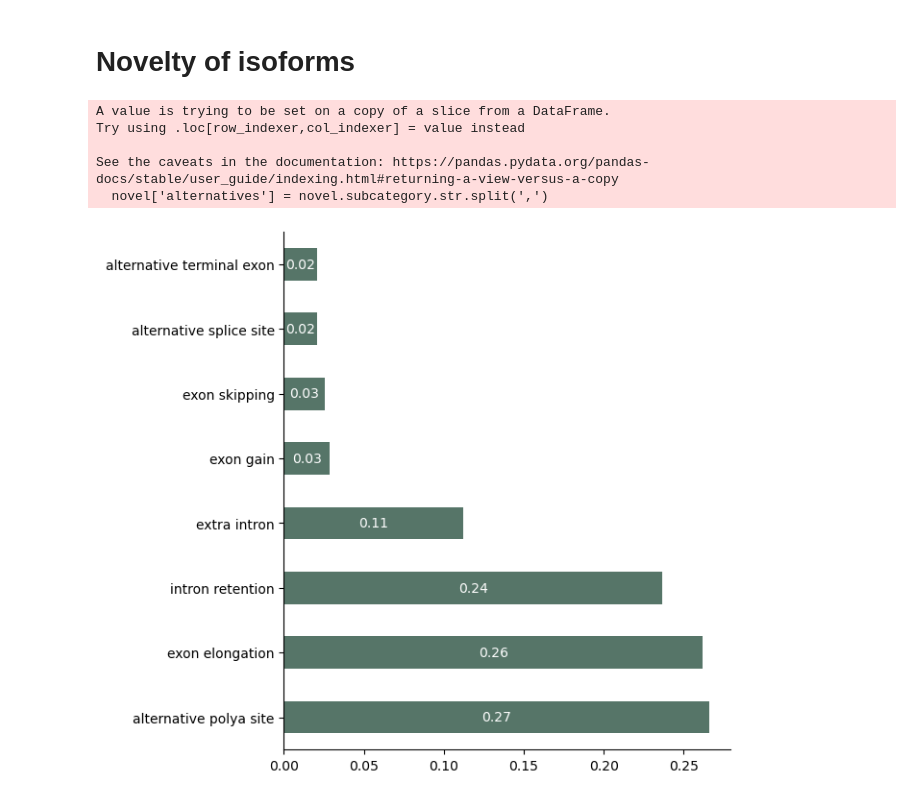
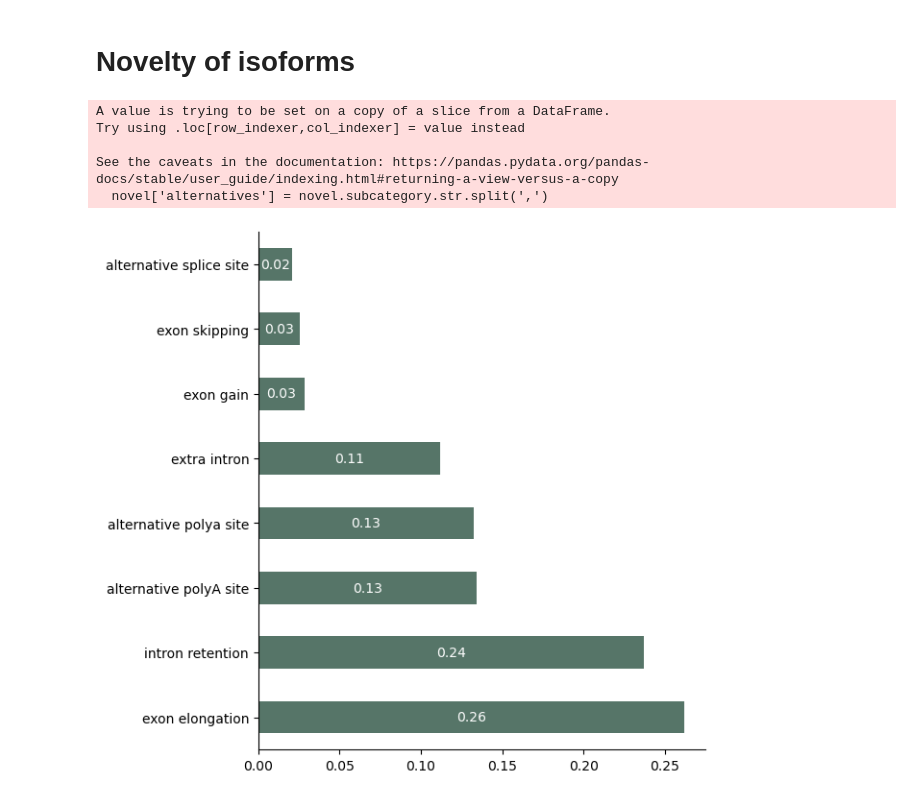
Before and after one commit to cmbi/Neural-Retina-Atlas, a Jupyter notebook: figures_and_tables/Figure_3.ipynb, the cells around one changed output. Saved outputs shown, nothing was run; the diff lists cells and outputs as text; code cells hidden in the pictures.

Commit message:
added biomart data

```diff
--- a/figures_and_tables/Figure_3.ipynb
+++ b/figures_and_tables/Figure_3.ipynb
@@ -26,7 +26,7 @@ rc = {'figure.figsize':(15,10),
 # %%
 
 # Load the IsoQuant classification
-isoforms = pd.read_csv('../data/transcriptomics/isoquant_classification.tsv', sep = '\t')
+isoforms = pd.read_csv('../data/transcriptomics/isoquant/isoquant_classification.tsv', sep = '\t')
 
 # Set the figure size
 rc = {'figure.figsize':(10,2.5)}
@@ -250,32 +250,32 @@ novel['alternatives']=novel.alternatives.apply(lambda x: x.split(':')[0])
 novel = novel[novel['alternatives'].str.contains('known') == False]
 novel = novel[novel['alternatives'].str.contains('correct') == False]
 novel = novel[novel['alternatives'].str.contains('alternative_structure_novel') == False]
 # Group similar terms together
-d = {'alternative_polya_site_left': 'alternative polya site', 'alternative_polya_site_right': 'alternative polya site',
+d = {'alternative_polya_site_left': 'alternative polya site', 'alternative_polya_site_right': 'alternative polyA site',
      'exon_elongation_5' : 'exon elongation', 'major_exon_elongation_5' : 'exon elongation', 'major_exon_elongation_3' : 'exon elongation', 'exon_elongation_3': 'exon elongation',
      'intron_retention' : 'intron retention', 'incomplete_intron_retention_3' : 'intron retention', 'incomplete_intron_retention_5' : 'intron retention',
      'extra_intron_5' : 'extra intron', 'extra_intron_3' : 'extra intron', 'extra_intron_novel' : 'extra intron',
      'terminal_exon_shit_novel' : 'alternative terminal exon',
      'exon_gain_novel' : 'exon gain',
      'exon_skipping_novel': 'exon skipping',
      'terminal_exon_shift_novel': 'alternative terminal exon',
      'intron_shift' : 'shifted intron (misalignment)',
      'alt_donor_site_novel' : 'alternative splice site', 'alt_acceptor_site_novel' : 'alternative splice site'
      }
 novel = novel.replace({'alternatives': d})
 
 # Create the barplot
 p = novel.alternatives.value_counts(normalize=True).head(8).plot.barh(figsize=(6,7),color=['#567568'])
 # Remove black x and y axis line
 sns.despine(bottom = False, left = False)
 # Add data label
 p.bar_label(p.containers[0], label_type='center', color = 'white', fmt='%.2f')
 plt.savefig('plots/transcript_novelty.svg' , dpi=300, bbox_inches="tight")
 plt.show()
 # %% [output]
 A value is trying to be set on a copy of a slice from a DataFrame.
 Try using .loc[row_indexer,col_indexer] = value instead
 
 See the caveats in the documentation: https://pandas.pydata.org/pandas-docs/stable/user_guide/indexing.html#returning-a-view-versus-a-copy
   novel['alternatives'] = novel.subcategory.str.split(',')
-[figure, old version]
+[figure, new version]
```
Also changed, not shown: parts of 3 cells of this notebook, 33 other files.
